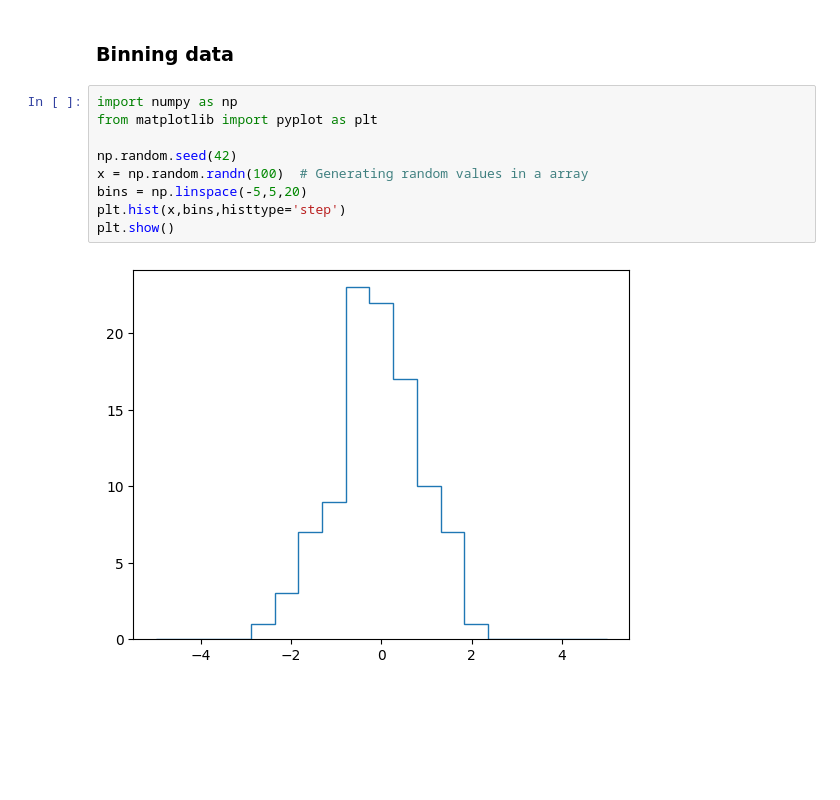
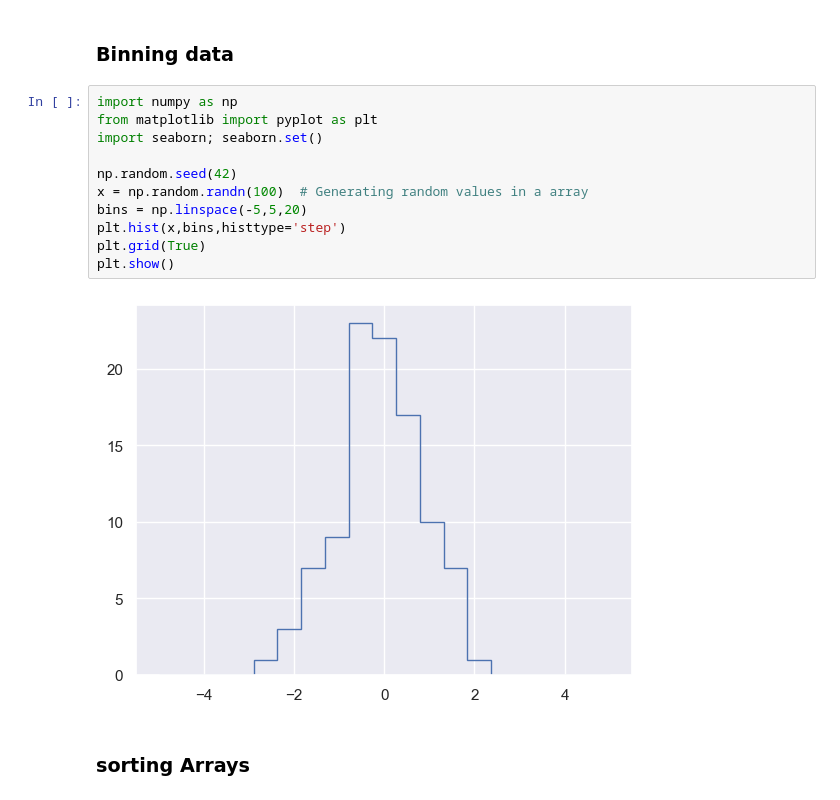
Before and after one commit to HerbSek/Learning-Data-Science, a Jupyter notebook: numpy.ipynb, the cells around one changed output. Cells and saved outputs as stored; diff of their text form; blank space fills up the shorter version.

```diff
--- a/numpy.ipynb
+++ b/numpy.ipynb
@@ -580,11 +569,15 @@ array([0., 1., 1., 1., 1., 0., 0., 0., 0., 0.])
 # %%
 import numpy as np
 from matplotlib import pyplot as plt
+import seaborn; seaborn.set()
 
 np.random.seed(42)
 x = np.random.randn(100)  # Generating random values in a array
 bins = np.linspace(-5,5,20)
 plt.hist(x,bins,histtype='step')
+plt.grid(True)
 plt.show()
 # %% [output]
-[figure, old version]
+[figure, new version]
+# %% [markdown]
+### sorting Arrays
```
Also changed, not shown: parts of 10 cells of this notebook, 1 other file.
